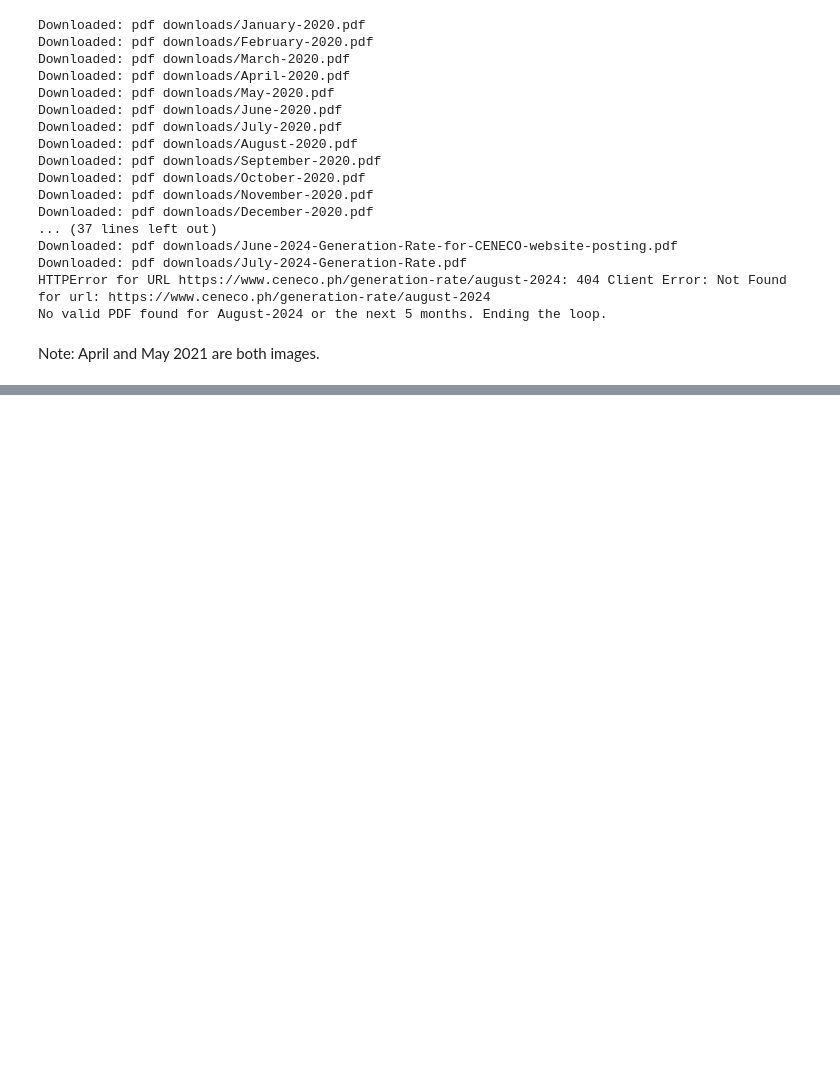
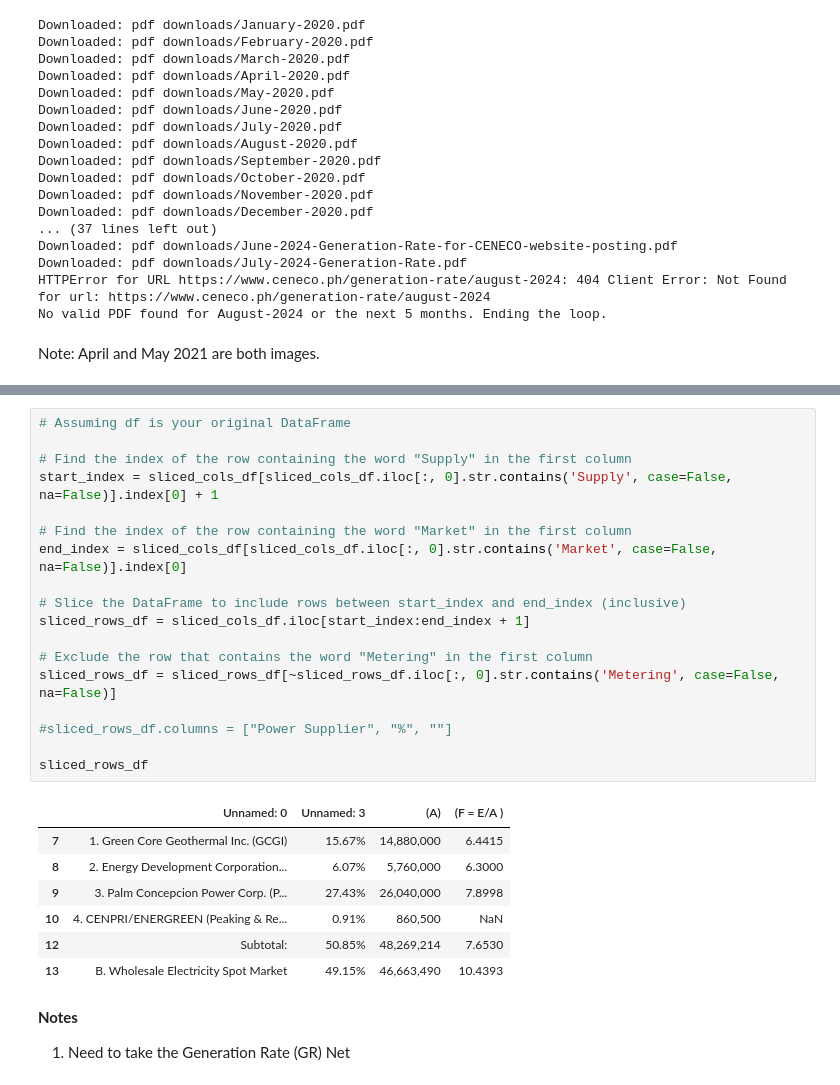
Before and after one commit to andreasenson/Scrape-DU-Generation-Charge, a Jupyter notebook: CENECO/scrape_CENECO.ipynb, the cells around one changed output, grey strips where cells are left out. Drawn from its saved outputs; the diff is of its cells as text; blank space fills up the shorter version.

```diff
--- a/CENECO/scrape_CENECO.ipynb
+++ b/CENECO/scrape_CENECO.ipynb
@@ -190,0 +252,30 @@ Note: April and May 2021 are both images.
+# %%
+# Assuming df is your original DataFrame
+
+# Find the index of the row containing the word "Supply" in the first column
+start_index = sliced_cols_df[sliced_cols_df.iloc[:, 0].str.contains('Supply', case=False, na=False)].index[0] + 1
+
+# Find the index of the row containing the word "Market" in the first column
+end_index = sliced_cols_df[sliced_cols_df.iloc[:, 0].str.contains('Market', case=False, na=False)].index[0]
+
+# Slice the DataFrame to include rows between start_index and end_index (inclusive)
+sliced_rows_df = sliced_cols_df.iloc[start_index:end_index + 1]
+
+# Exclude the row that contains the word "Metering" in the first column
+sliced_rows_df = sliced_rows_df[~sliced_rows_df.iloc[:, 0].str.contains('Metering', case=False, na=False)]
+
+#sliced_rows_df.columns = ["Power Supplier", "%", ""]
+
+sliced_rows_df
+# %% [output]
+|  | Unnamed: 0 | Unnamed: 3 | (A) | (F = E/A ) |
+| 7 | 1. Green Core Geothermal Inc. (GCGI) | 15.67% | 14,880,000 | 6.4415 |
+| 8 | 2. Energy Development Corporation... | 6.07% | 5,760,000 | 6.3000 |
+| 9 | 3. Palm Concepcion Power Corp. (P... | 27.43% | 26,040,000 | 7.8998 |
+| 10 | 4. CENPRI/ENERGREEN (Peaking & Re... | 0.91% | 860,500 | NaN |
+| 12 | Subtotal: | 50.85% | 48,269,214 | 7.6530 |
+| 13 | B. Wholesale Electricity Spot Market | 49.15% | 46,663,490 | 10.4393 |
+# %% [markdown]
+**Notes**
+
+1. Need to take the Generation Rate (GR) Net
```
Also changed, not shown: parts of 5 cells of this notebook, 1 other file.
